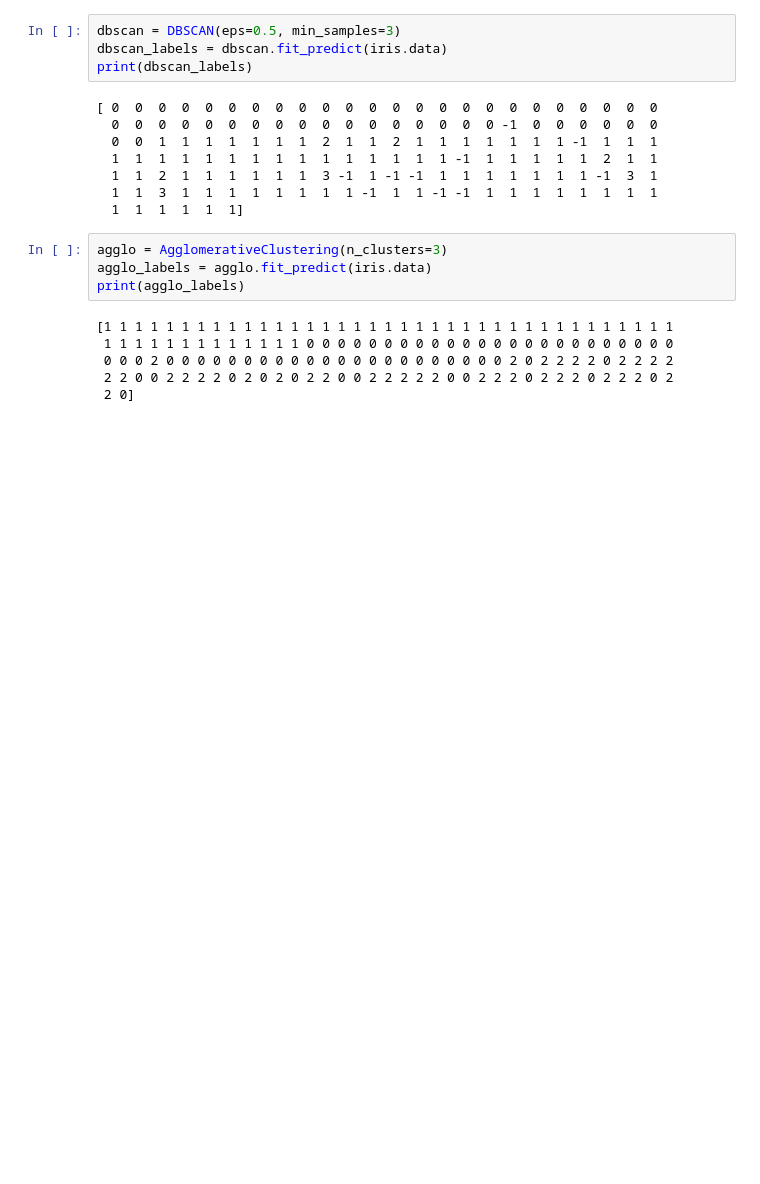
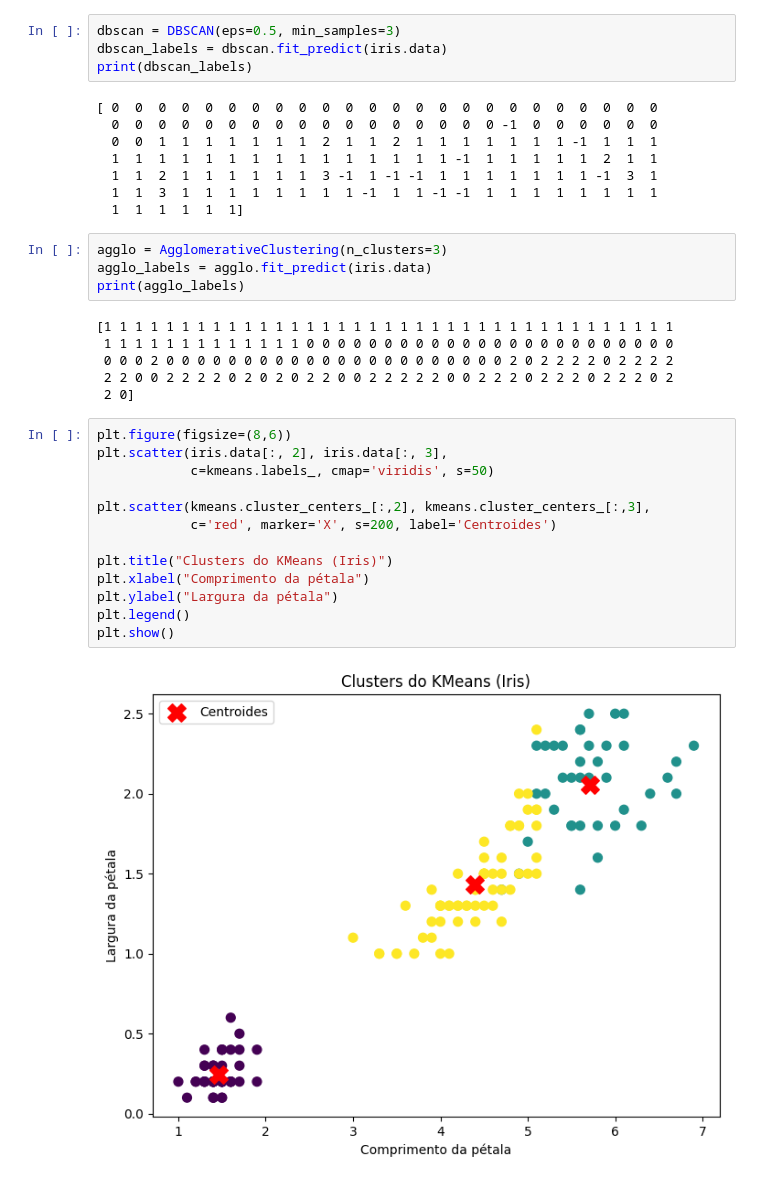
Before and after one commit to gustavofontanabertoldi/Machine_Learn_test, a Jupyter notebook: notebooks/k-means.ipynb, the cells around one changed output. Saved outputs shown, nothing was run; the diff lists cells and outputs as text; blank space fills up the shorter version.

Commit message:
trying to create a graphic

```diff
--- a/notebooks/k-means.ipynb
+++ b/notebooks/k-means.ipynb
@@ -43,3 +43,18 @@ print(agglo_labels)
  0 0 0 2 0 0 0 0 0 0 0 0 0 0 0 0 0 0 0 0 0 0 0 0 0 0 2 0 2 2 2 2 0 2 2 2 2
  2 2 0 0 2 2 2 2 0 2 0 2 0 2 2 0 0 2 2 2 2 2 0 0 2 2 2 0 2 2 2 0 2 2 2 0 2
  2 0]
+# %%
+plt.figure(figsize=(8,6))
+plt.scatter(iris.data[:, 2], iris.data[:, 3],
+            c=kmeans.labels_, cmap='viridis', s=50)
+
+plt.scatter(kmeans.cluster_centers_[:,2], kmeans.cluster_centers_[:,3],
+            c='red', marker='X', s=200, label='Centroides')
+
+plt.title("Clusters do KMeans (Iris)")
+plt.xlabel("Comprimento da pétala")
+plt.ylabel("Largura da pétala")
+plt.legend()
+plt.show()
+# %% [output]
+[figure, added]
```
Also changed, not shown: parts of 1 cell of this notebook.
